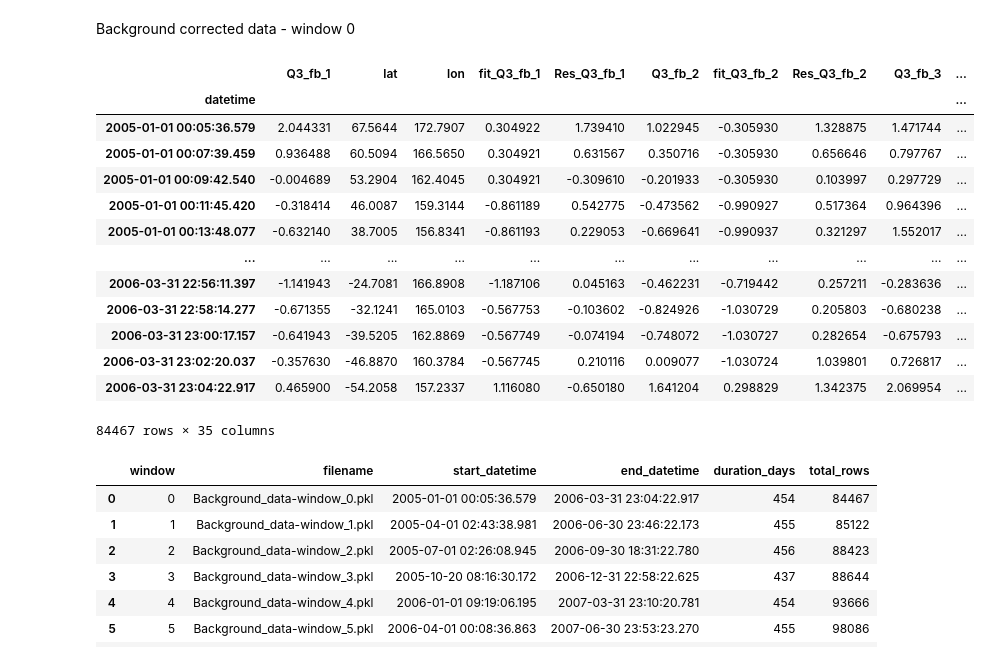
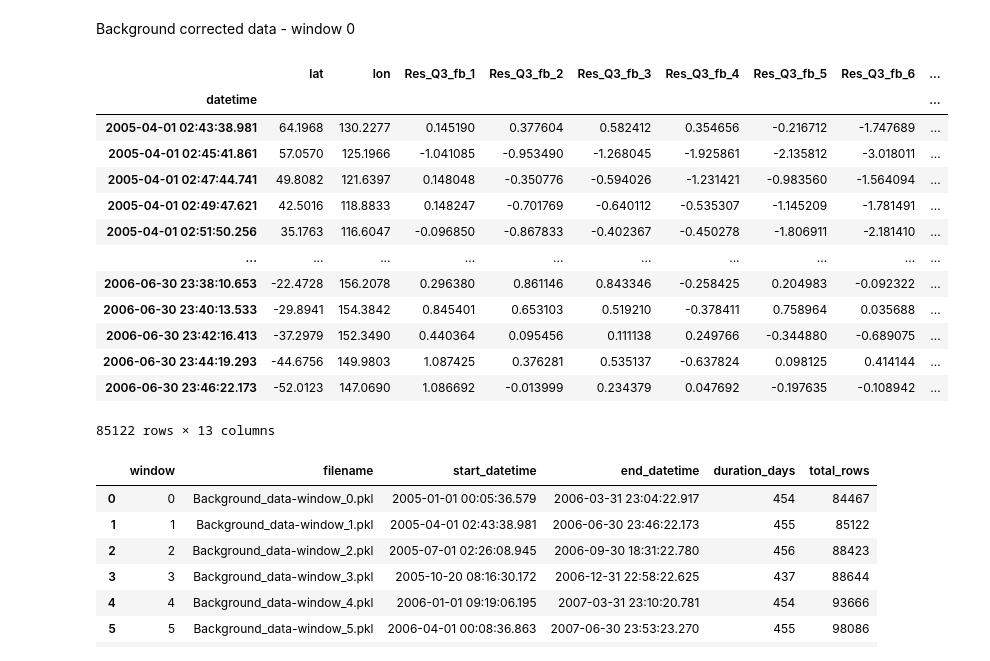
Before and after one commit to Meghababu99/Demeter-Anomaly-Detection-Framework, a Jupyter notebook: Final-Code/STSM/Data-recheck.ipynb, the cells around one changed output. Saved outputs shown, nothing was run; the diff lists cells and outputs as text; code cells hidden in the pictures.

```diff
--- a/Final-Code/STSM/Data-recheck.ipynb
+++ b/Final-Code/STSM/Data-recheck.ipynb
@@ -107,24 +107,26 @@ sp_01.shape
 # %% [markdown]
 Background corrected data - window 0
 # %%
-file_path2 = r"G:\Demeter-LSTM_AE\Data\Bg_window_data\Background_data-window_0.pkl"
+file_path2 = r"G:\Demeter-LSTM_AE\Data\Bg_window_data\Background_data-window_1.pkl"
 df2 = pd.read_pickle(file_path2)
+df2 = df2.loc[:, ~df2.columns.str.contains(r'(?i)fit|^Q3')]
+
 df2
 # %% [output]
-|  | Q3_fb_1 | lat | lon | fit_Q3_fb_1 | Res_Q3_fb_1 | Q3_fb_2 | fit_Q3_fb_2 | Res_Q3_fb_2 | Q3_fb_3 | ... |
-| datetime |  |  |  |  |  |  |  |  |  | ... |
-| 2005-01-01 00:05:36.579 | 2.044331 | 67.5644 | 172.7907 | 0.304922 | 1.739410 | 1.022945 | -0.305930 | 1.328875 | 1.471744 | ... |
-| 2005-01-01 00:07:39.459 | 0.936488 | 60.5094 | 166.5650 | 0.304921 | 0.631567 | 0.350716 | -0.305930 | 0.656646 | 0.797767 | ... |
-| 2005-01-01 00:09:42.540 | -0.004689 | 53.2904 | 162.4045 | 0.304921 | -0.309610 | -0.201933 | -0.305930 | 0.103997 | 0.297729 | ... |
-| 2005-01-01 00:11:45.420 | -0.318414 | 46.0087 | 159.3144 | -0.861189 | 0.542775 | -0.473562 | -0.990927 | 0.517364 | 0.964396 | ... |
-| 2005-01-01 00:13:48.077 | -0.632140 | 38.7005 | 156.8341 | -0.861193 | 0.229053 | -0.669641 | -0.990937 | 0.321297 | 1.552017 | ... |
-| ... | ... | ... | ... | ... | ... | ... | ... | ... | ... | ... |
-| 2006-03-31 22:56:11.397 | -1.141943 | -24.7081 | 166.8908 | -1.187106 | 0.045163 | -0.462231 | -0.719442 | 0.257211 | -0.283636 | ... |
-| 2006-03-31 22:58:14.277 | -0.671355 | -32.1241 | 165.0103 | -0.567753 | -0.103602 | -0.824926 | -1.030729 | 0.205803 | -0.680238 | ... |
-| 2006-03-31 23:00:17.157 | -0.641943 | -39.5205 | 162.8869 | -0.567749 | -0.074194 | -0.748072 | -1.030727 | 0.282654 | -0.675793 | ... |
-| 2006-03-31 23:02:20.037 | -0.357630 | -46.8870 | 160.3784 | -0.567745 | 0.210116 | 0.009077 | -1.030724 | 1.039801 | 0.726817 | ... |
-| 2006-03-31 23:04:22.917 | 0.465900 | -54.2058 | 157.2337 | 1.116080 | -0.650180 | 1.641204 | 0.298829 | 1.342375 | 2.069954 | ... |
+|  | lat | lon | Res_Q3_fb_1 | Res_Q3_fb_2 | Res_Q3_fb_3 | Res_Q3_fb_4 | Res_Q3_fb_5 | Res_Q3_fb_6 | ... |
+| datetime |  |  |  |  |  |  |  |  | ... |
+| 2005-04-01 02:43:38.981 | 64.1968 | 130.2277 | 0.145190 | 0.377604 | 0.582412 | 0.354656 | -0.216712 | -1.747689 | ... |
+| 2005-04-01 02:45:41.861 | 57.0570 | 125.1966 | -1.041085 | -0.953490 | -1.268045 | -1.925861 | -2.135812 | -3.018011 | ... |
+| 2005-04-01 02:47:44.741 | 49.8082 | 121.6397 | 0.148048 | -0.350776 | -0.594026 | -1.231421 | -0.983560 | -1.564094 | ... |
+| 2005-04-01 02:49:47.621 | 42.5016 | 118.8833 | 0.148247 | -0.701769 | -0.640112 | -0.535307 | -1.145209 | -1.781491 | ... |
+| 2005-04-01 02:51:50.256 | 35.1763 | 116.6047 | -0.096850 | -0.867833 | -0.402367 | -0.450278 | -1.806911 | -2.181410 | ... |
+| ... | ... | ... | ... | ... | ... | ... | ... | ... | ... |
+| 2006-06-30 23:38:10.653 | -22.4728 | 156.2078 | 0.296380 | 0.861146 | 0.843346 | -0.258425 | 0.204983 | -0.092322 | ... |
+| 2006-06-30 23:40:13.533 | -29.8941 | 154.3842 | 0.845401 | 0.653103 | 0.519210 | -0.378411 | 0.758964 | 0.035688 | ... |
+| 2006-06-30 23:42:16.413 | -37.2979 | 152.3490 | 0.440364 | 0.095456 | 0.111138 | 0.249766 | -0.344880 | -0.689075 | ... |
+| 2006-06-30 23:44:19.293 | -44.6756 | 149.9803 | 1.087425 | 0.376281 | 0.535137 | -0.637824 | 0.098125 | 0.414144 | ... |
+| 2006-06-30 23:46:22.173 | -52.0123 | 147.0690 | 1.086692 | -0.013999 | 0.234379 | 0.047692 | -0.197635 | -0.108942 | ... |
-84467 rows × 35 columns
+85122 rows × 13 columns
 # %%
 import os
 
```
